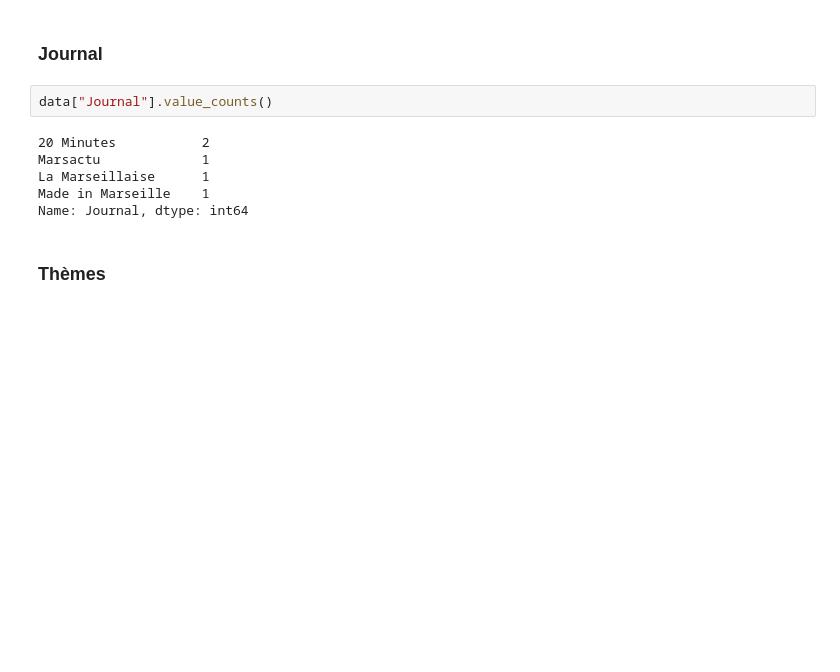
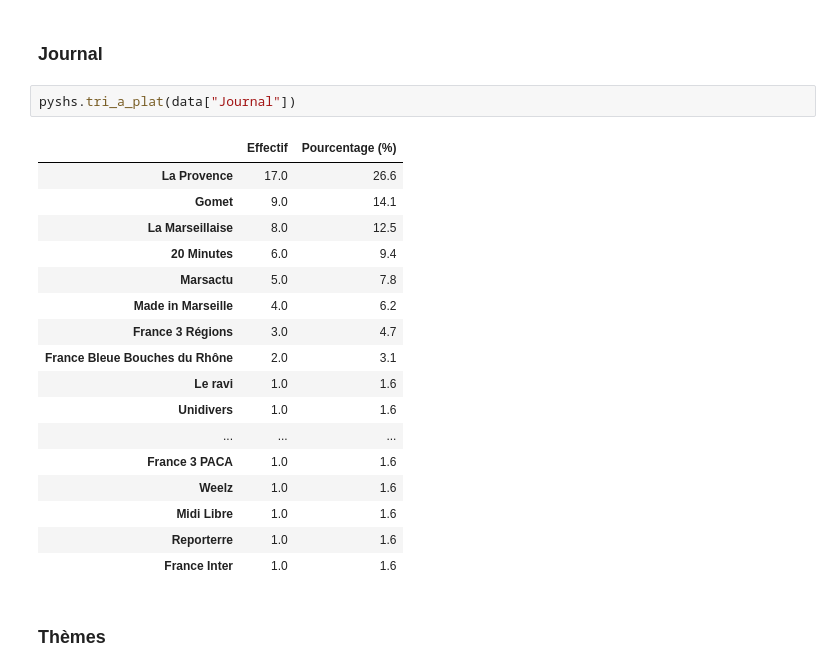
Before and after one commit to emilienschultz/Documents_temporaires, a Jupyter notebook: Analyse presse CVV.ipynb, the cells around one changed output. Saved outputs shown, nothing was run; the diff lists cells and outputs as text; blank space fills up the shorter version.

```diff
--- a/Analyse presse CVV.ipynb
+++ b/Analyse presse CVV.ipynb
@@ -42,14 +79,26 @@ data
 ## Tris à plat
 # %% [markdown]
 ### Journal
-# %%
-data["Journal"].value_counts()
-# %% [output]
-20 Minutes           2
-Marsactu             1
-La Marseillaise      1
-Made in Marseille    1
-Name: Journal, dtype: int64
+# %%
+pyshs.tri_a_plat(data["Journal"])
+# %% [output]
+|  | Effectif | Pourcentage (%) |
+| La Provence | 17.0 | 26.6 |
+| Gomet | 9.0 | 14.1 |
+| La Marseillaise | 8.0 | 12.5 |
+| 20 Minutes | 6.0 | 9.4 |
+| Marsactu | 5.0 | 7.8 |
+| Made in Marseille | 4.0 | 6.2 |
+| France 3 Régions | 3.0 | 4.7 |
+| France Bleue Bouches du Rhône | 2.0 | 3.1 |
+| Le ravi | 1.0 | 1.6 |
+| Unidivers | 1.0 | 1.6 |
+| ... | ... | ... |
+| France 3 PACA | 1.0 | 1.6 |
+| Weelz | 1.0 | 1.6 |
+| Midi Libre | 1.0 | 1.6 |
+| Reporterre | 1.0 | 1.6 |
+| France Inter | 1.0 | 1.6 |
 # %% [markdown]
 ### Thèmes
 # %%
```
Also changed, not shown: parts of 22 cells of this notebook.
